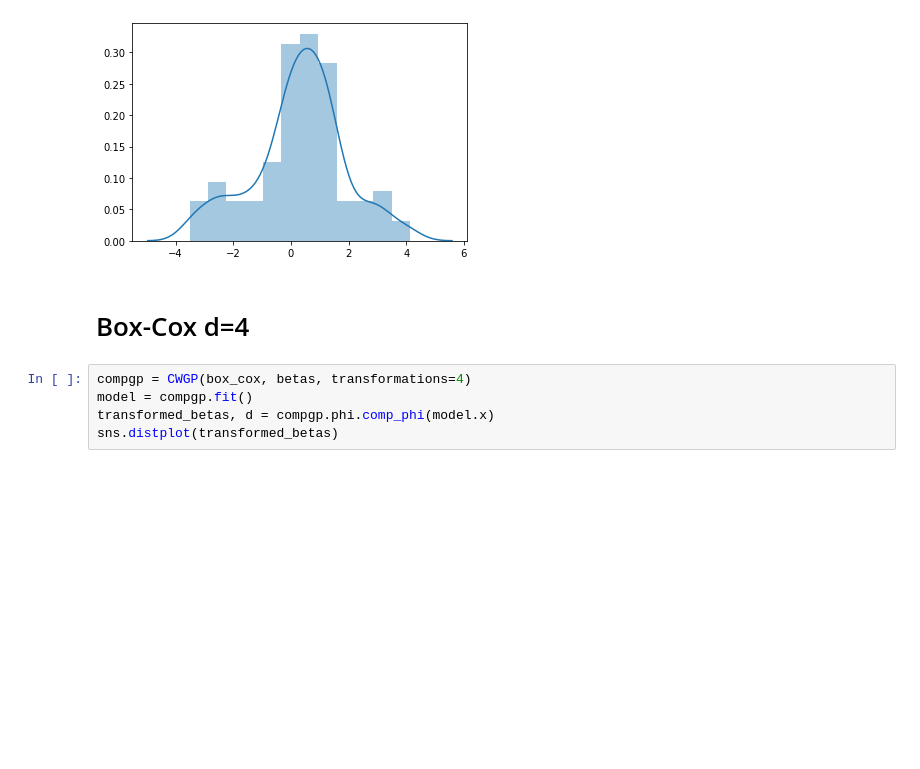
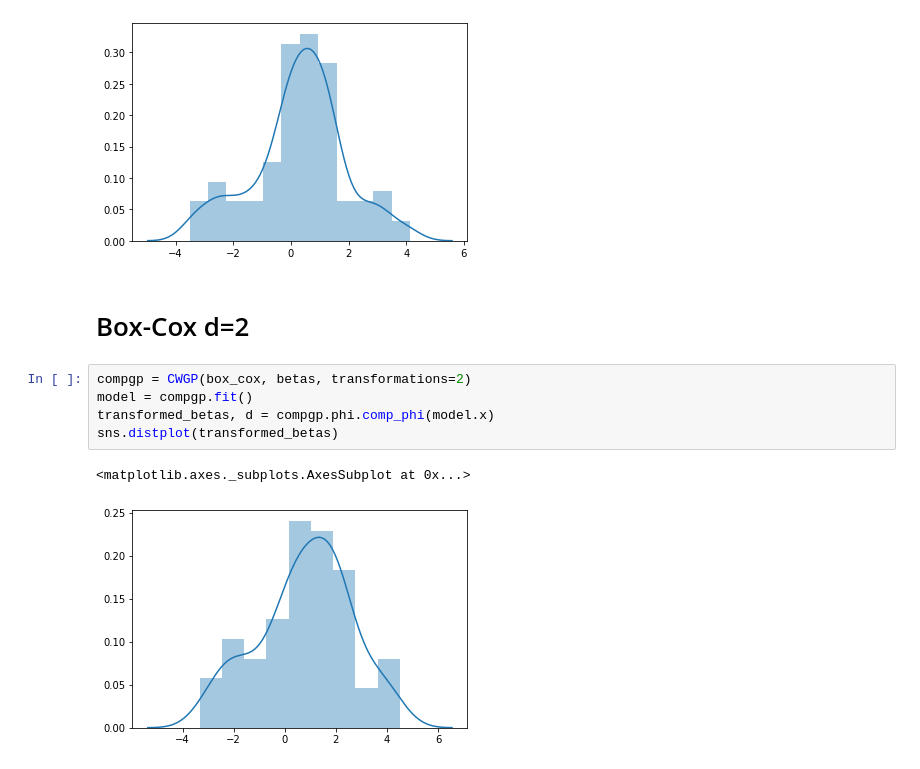
Before and after one commit to andy971022/CWGP, a Jupyter notebook: examples/cwgp_beta.ipynb, the cells around one changed output. Cells and saved outputs as stored; diff of their text form; blank space fills up the shorter version.

```diff
--- a/examples/cwgp_beta.ipynb
+++ b/examples/cwgp_beta.ipynb
@@ -47,9 +50,12 @@ sns.distplot(transformed_betas)
 <matplotlib.axes._subplots.AxesSubplot at 0x...>
 [figure]
 # %% [markdown]
-# Box-Cox d=4
+# Box-Cox d=2
 # %%
-compgp = CWGP(box_cox, betas, transformations=4)
+compgp = CWGP(box_cox, betas, transformations=2)
 model = compgp.fit()
 transformed_betas, d = compgp.phi.comp_phi(model.x)
 sns.distplot(transformed_betas)
+# %% [output]
+<matplotlib.axes._subplots.AxesSubplot at 0x...>
+[figure, added]
```
Also changed, not shown: parts of 1 cell of this notebook, 1 other file.
